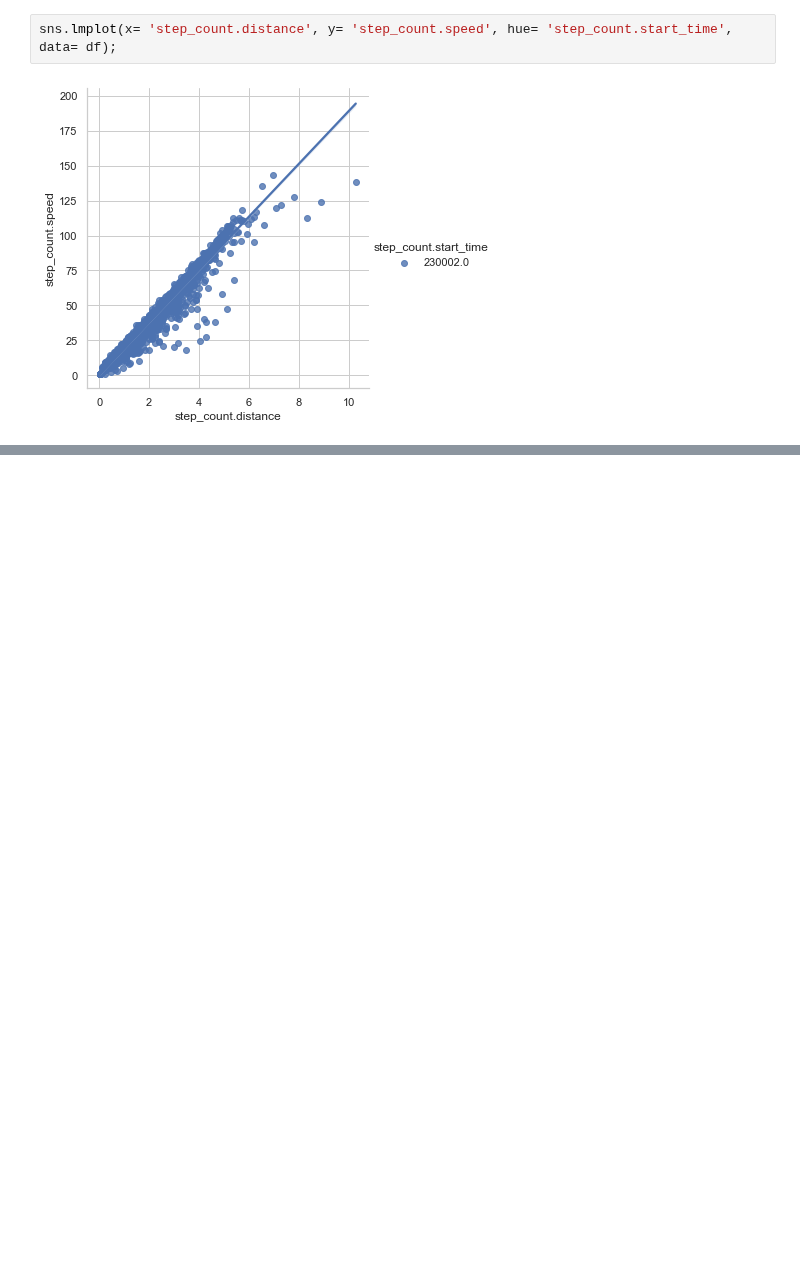
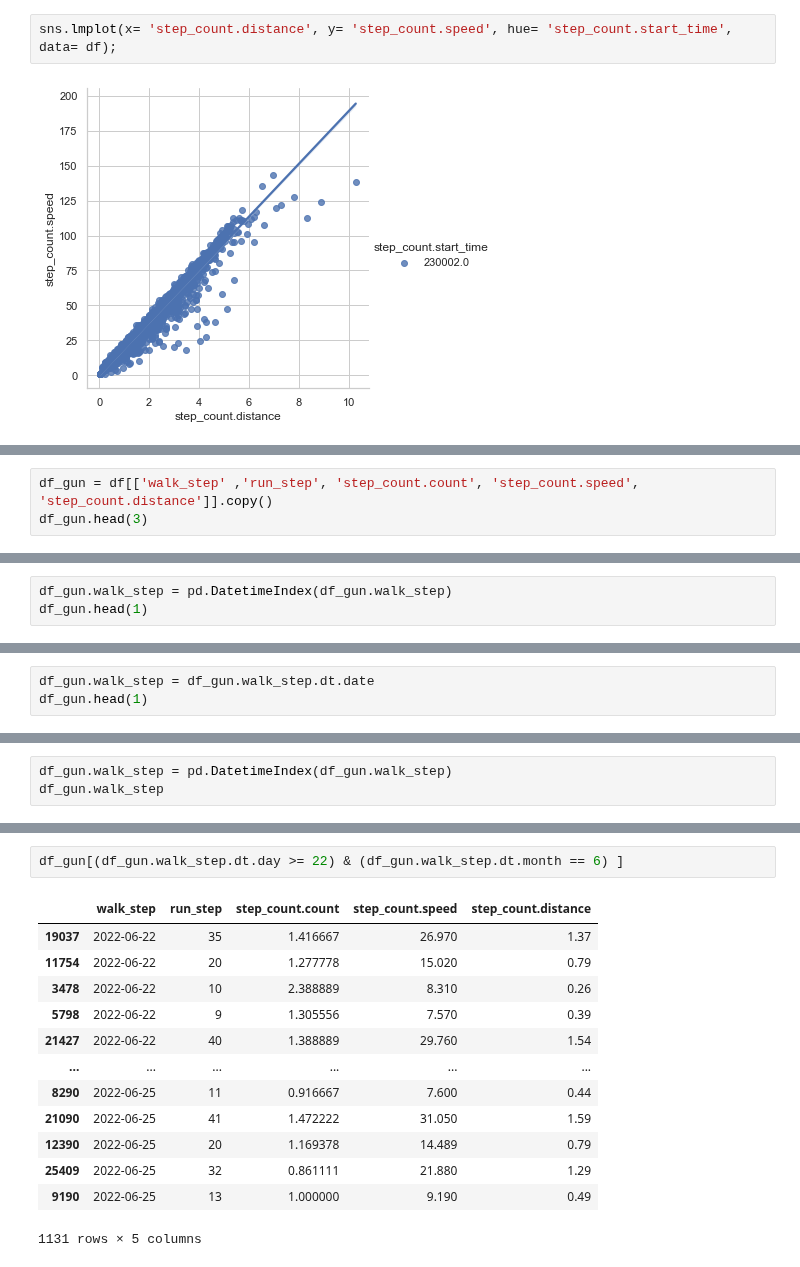
Before and after one commit to abdullahcayde/Trainings, a Jupyter notebook: Saumsung_Health_Files/SH_tracker_pedometer_step_count.ipynb, the cells around one changed output, grey strips where cells are left out. Cells and saved outputs as stored; diff of their text form; blank space fills up the shorter version.

```diff
--- a/Saumsung_Health_Files/SH_tracker_pedometer_step_count.ipynb
+++ b/Saumsung_Health_Files/SH_tracker_pedometer_step_count.ipynb
@@ -222,0 +234,3 @@ sns.lmplot(x= 'step_count.distance', y= 'step_count.speed', hue= 'step_count.sta
+# %%
+df_gun = df[['walk_step' ,'run_step', 'step_count.count', 'step_count.speed', 'step_count.distance']].copy()
+df_gun.head(3)
@@ -222,0 +249,3 @@ sns.lmplot(x= 'step_count.distance', y= 'step_count.speed', hue= 'step_count.sta
+# %%
+df_gun.walk_step = pd.DatetimeIndex(df_gun.walk_step)
+df_gun.head(1)
@@ -222,0 +270,3 @@ sns.lmplot(x= 'step_count.distance', y= 'step_count.speed', hue= 'step_count.sta
+# %%
+df_gun.walk_step = df_gun.walk_step.dt.date
+df_gun.head(1)
@@ -222,0 +276,3 @@ sns.lmplot(x= 'step_count.distance', y= 'step_count.speed', hue= 'step_count.sta
+# %%
+df_gun.walk_step = pd.DatetimeIndex(df_gun.walk_step)
+df_gun.walk_step
@@ -222,0 +378,16 @@ sns.lmplot(x= 'step_count.distance', y= 'step_count.speed', hue= 'step_count.sta
+# %%
+df_gun[(df_gun.walk_step.dt.day >= 22) & (df_gun.walk_step.dt.month == 6) ]
+# %% [output]
+|  | walk_step | run_step | step_count.count | step_count.speed | step_count.distance |
+| 19037 | 2022-06-22 | 35 | 1.416667 | 26.970 | 1.37 |
+| 11754 | 2022-06-22 | 20 | 1.277778 | 15.020 | 0.79 |
+| 3478 | 2022-06-22 | 10 | 2.388889 | 8.310 | 0.26 |
+| 5798 | 2022-06-22 | 9 | 1.305556 | 7.570 | 0.39 |
+| 21427 | 2022-06-22 | 40 | 1.388889 | 29.760 | 1.54 |
+| ... | ... | ... | ... | ... | ... |
+| 8290 | 2022-06-25 | 11 | 0.916667 | 7.600 | 0.44 |
+| 21090 | 2022-06-25 | 41 | 1.472222 | 31.050 | 1.59 |
+| 12390 | 2022-06-25 | 20 | 1.169378 | 14.489 | 0.79 |
+| 25409 | 2022-06-25 | 32 | 0.861111 | 21.880 | 1.29 |
+| 9190 | 2022-06-25 | 13 | 1.000000 | 9.190 | 0.49 |
+1131 rows × 5 columns
```
Also changed, not shown: parts of 21 cells of this notebook.
